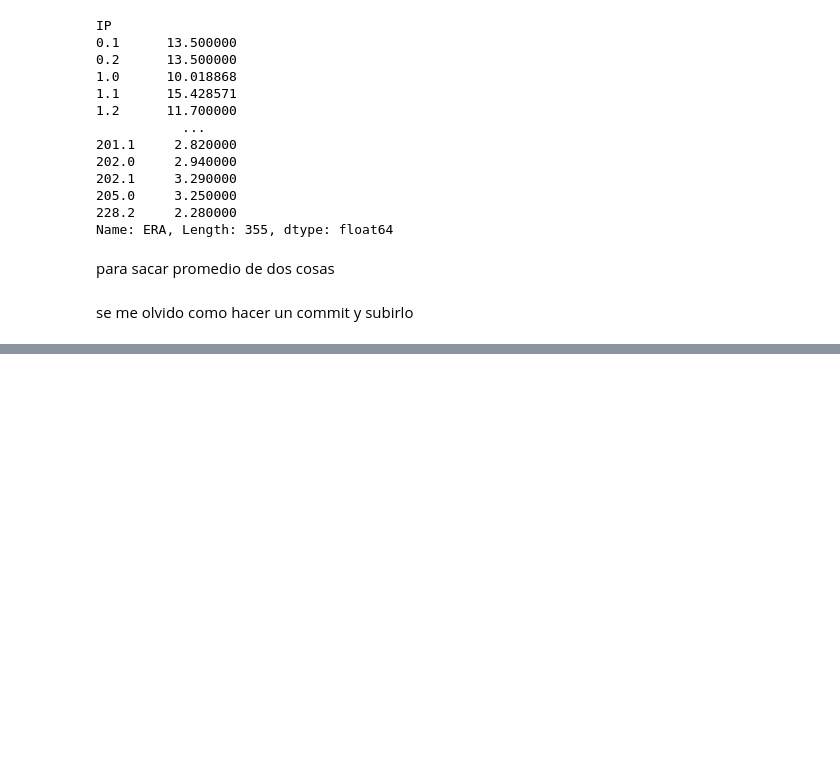
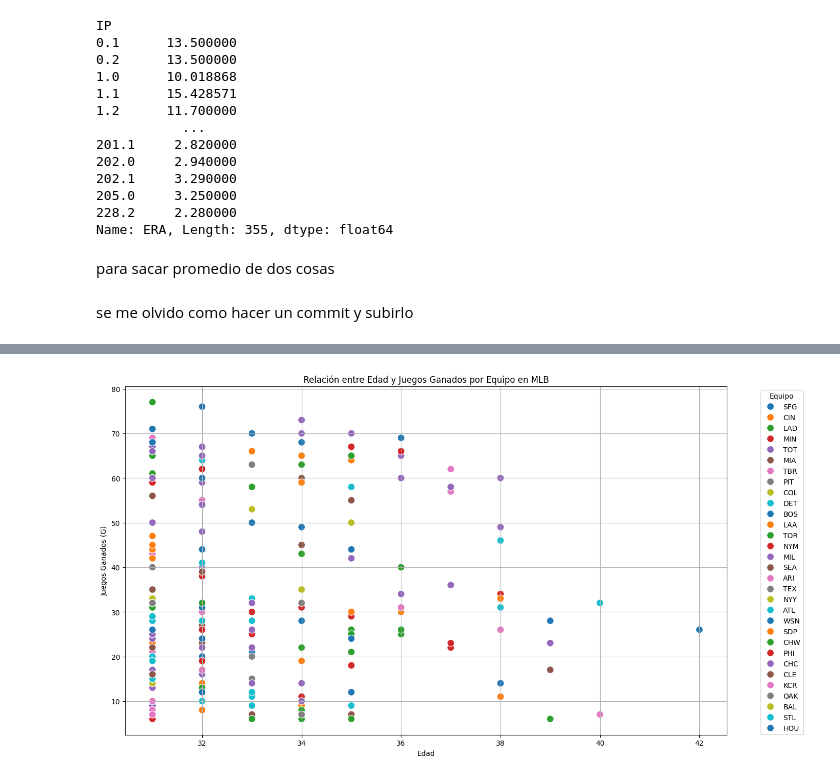
Before and after one commit to alvarogoncalves04/Prueba-AY, a Jupyter notebook: test.ipynb, the cells around one changed output, grey strips where cells are left out. Drawn from its saved outputs; the diff is of its cells as text; code cells hidden in the pictures; blank space fills up the shorter version.

```diff
--- a/test.ipynb
+++ b/test.ipynb
@@ -235,0 +338,23 @@ caulqueir cosa
+# %%
+import matplotlib.pyplot as plt
+import seaborn as sns
+
+# Filtramos si quieres aplicar condiciones (opcional)
+df_prueba = df[(df['Age'] > 30) & (df['G'] > 5)]
+
+# Creamos el gráfico de dispersión con color por equipo
+plt.figure(figsize=(14, 8))
+sns.scatterplot(data=df_prueba, x='Age', y='G', hue='Tm', palette='tab10', s=100)
+
+# Títulos y etiquetas
+plt.title('Relación entre Edad y Juegos Ganados por Equipo en MLB')
+plt.xlabel('Edad')
+plt.ylabel('Juegos Ganados (G)')
+plt.legend(title='Equipo', bbox_to_anchor=(1.05, 1), loc='upper left')
+
+# Mostrar el gráfico
+plt.grid(True)
+plt.tight_layout()
+plt.show()
+# %% [output]
+[figure, added]
```
Also changed, not shown: parts of 20 cells of this notebook.
